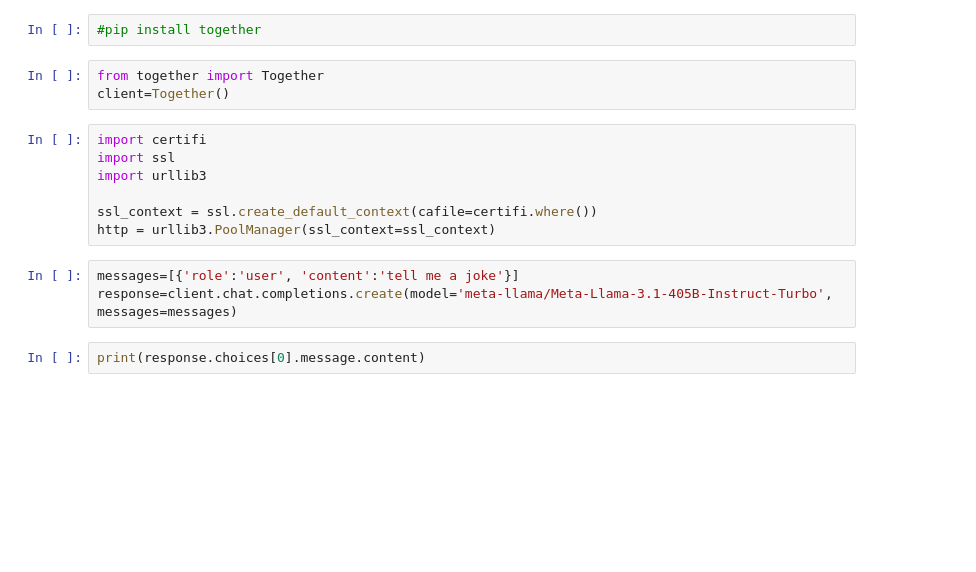
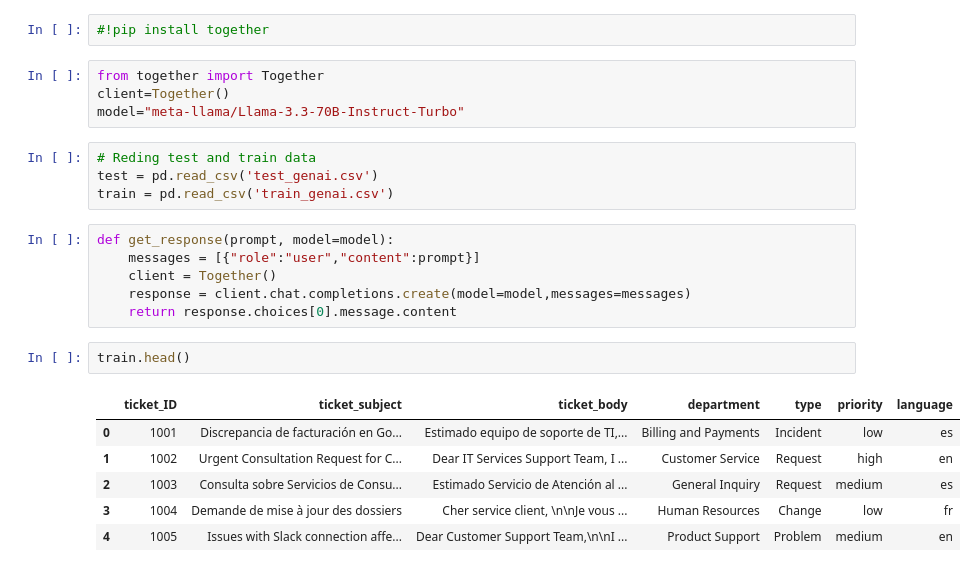
Before and after one commit to manikantavs01/DeepLearning_Hackaton, a Jupyter notebook: GenAI_Support_Ticket_Classification.ipynb, the cells around one changed output. Saved outputs shown, nothing was run; the diff lists cells and outputs as text; blank space fills up the shorter version.

```diff
--- a/GenAI_Support_Ticket_Classification.ipynb
+++ b/GenAI_Support_Ticket_Classification.ipynb
@@ -3,18 +5,26 @@ import os
 os.environ["TOGETHER_API_KEY"]="391ae92110a137c8da7c86fe6935c200fd5a620f146c6970c267c3f811eae0d5"
 # %%
-#pip install together
+#!pip install together
 # %%
 from together import Together
 client=Together()
+model="meta-llama/Llama-3.3-70B-Instruct-Turbo"
 # %%
-import certifi
-import ssl
-import urllib3
-
-ssl_context = ssl.create_default_context(cafile=certifi.where())
-http = urllib3.PoolManager(ssl_context=ssl_context)
+# Reding test and train data
+test = pd.read_csv('test_genai.csv')
+train = pd.read_csv('train_genai.csv')
 # %%
-messages=[{'role':'user', 'content':'tell me a joke'}]
-response=client.chat.completions.create(model='meta-llama/Meta-Llama-3.1-405B-Instruct-Turbo', messages=messages)
+def get_response(prompt, model=model):
+    messages = [{"role":"user","content":prompt}]
+    client = Together()
+    response = client.chat.completions.create(model=model,messages=messages)
+    return response.choices[0].message.content
-# %%
-print(response.choices[0].message.content)
+# %%
+train.head()
+# %% [output]
+|  | ticket_ID | ticket_subject | ticket_body | department | type | priority | language |
+| 0 | 1001 | Discrepancia de facturación en Go... | Estimado equipo de soporte de TI,... | Billing and Payments | Incident | low | es |
+| 1 | 1002 | Urgent Consultation Request for C... | Dear IT Services Support Team, I ... | Customer Service | Request | high | en |
+| 2 | 1003 | Consulta sobre Servicios de Consu... | Estimado Servicio de Atención al ... | General Inquiry | Request | medium | es |
+| 3 | 1004 | Demande de mise à jour des dossiers | Cher service client, \n\nJe vous ... | Human Resources | Change | low | fr |
+| 4 | 1005 | Issues with Slack connection affe... | Dear Customer Support Team,\n\nI ... | Product Support | Problem | medium | en |
```
Also changed, not shown: parts of 5 cells of this notebook.
